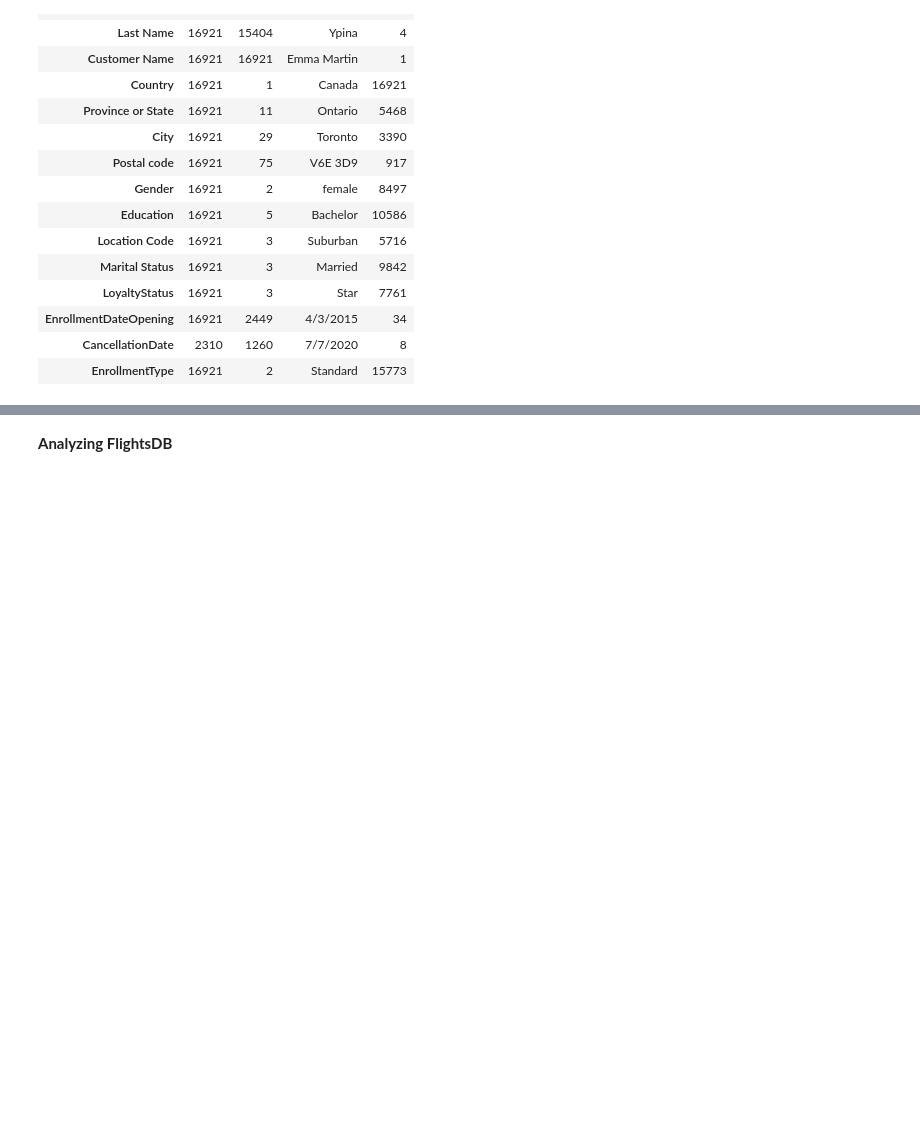
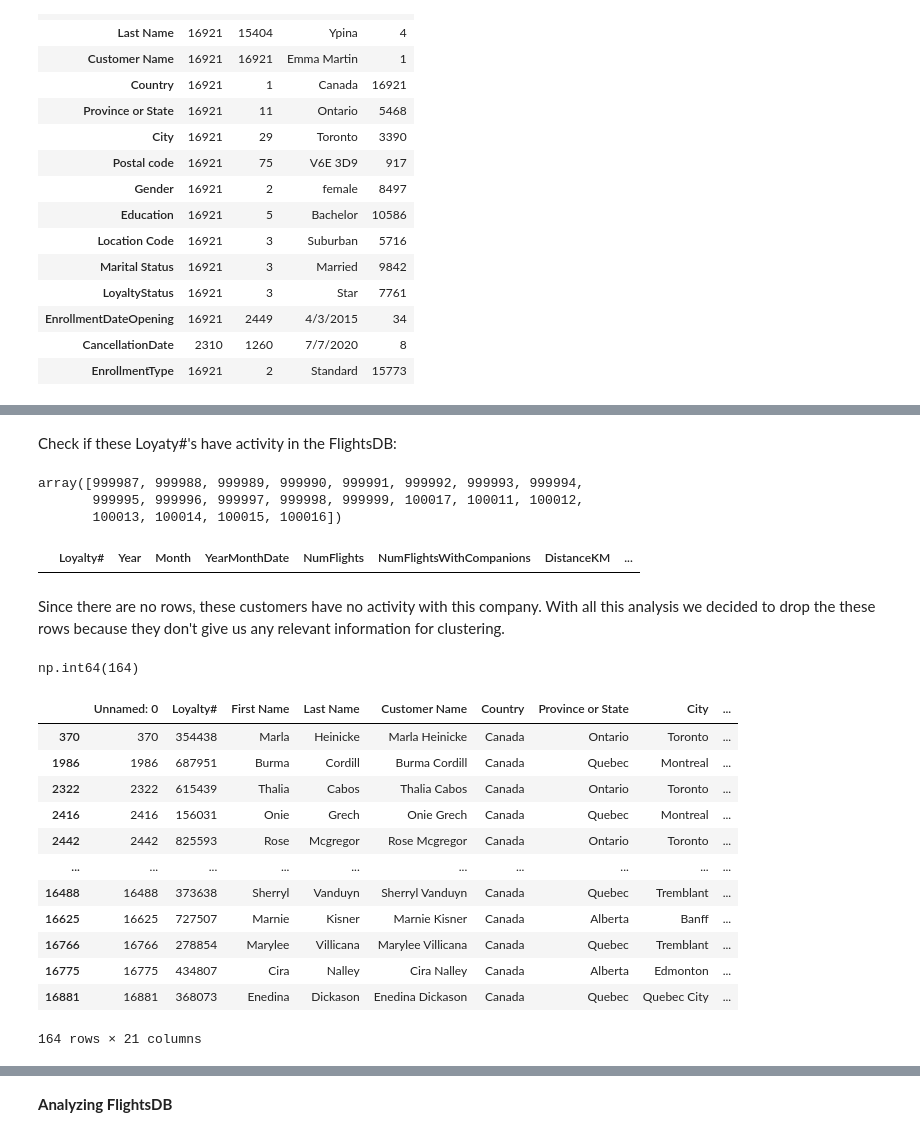
Before and after one commit to barbara-sousa-franco/Data-Mining-Project, a Jupyter notebook: Deliverable 1.ipynb, the cells around one changed output, grey strips where cells are left out. Cells and saved outputs as stored; diff of their text form; code cells hidden in the pictures; blank space fills up the shorter version.

```diff
--- a/Deliverable 1.ipynb
+++ b/Deliverable 1.ipynb
@@ -205,0 +316,35 @@ customerDB.describe(include=['object']).T
+# %% [markdown]
+Check if these Loyaty#'s have activity in the FlightsDB:
+# %%
+columns_incorrect_index = unnamed_duplicates['Loyalty#'].unique()
+columns_incorrect_index
+# %% [output]
+array([999987, 999988, 999989, 999990, 999991, 999992, 999993, 999994,
+       999995, 999996, 999997, 999998, 999999, 100017, 100011, 100012,
+       100013, 100014, 100015, 100016])
+# %%
+flightsDB[flightsDB['Loyalty#'].isin(columns_incorrect_index)]
+# %% [output]
+|  | Loyalty# | Year | Month | YearMonthDate | NumFlights | NumFlightsWithCompanions | DistanceKM | ... |
+# %% [markdown]
+Since there are no rows, these customers have no activity with this company. With all this analysis we decided to drop the these rows because they don't give us any relevant information for clustering.
+# %%
+customerDB.duplicated(subset='Loyalty#').sum()
+# %% [output]
+np.int64(164)
+# %%
+customerDB[customerDB.duplicated(subset='Loyalty#')]
+# %% [output]
+|  | Unnamed: 0 | Loyalty# | First Name | Last Name | Customer Name | Country | Province or State | City | ... |
+| 370 | 370 | 354438 | Marla | Heinicke | Marla Heinicke | Canada | Ontario | Toronto | ... |
+| 1986 | 1986 | 687951 | Burma | Cordill | Burma Cordill | Canada | Quebec | Montreal | ... |
+| 2322 | 2322 | 615439 | Thalia | Cabos | Thalia Cabos | Canada | Ontario | Toronto | ... |
+| 2416 | 2416 | 156031 | Onie | Grech | Onie Grech | Canada | Quebec | Montreal | ... |
+| 2442 | 2442 | 825593 | Rose | Mcgregor | Rose Mcgregor | Canada | Ontario | Toronto | ... |
+| ... | ... | ... | ... | ... | ... | ... | ... | ... | ... |
+| 16488 | 16488 | 373638 | Sherryl | Vanduyn | Sherryl Vanduyn | Canada | Quebec | Tremblant | ... |
+| 16625 | 16625 | 727507 | Marnie | Kisner | Marnie Kisner | Canada | Alberta | Banff | ... |
+| 16766 | 16766 | 278854 | Marylee | Villicana | Marylee Villicana | Canada | Quebec | Tremblant | ... |
+| 16775 | 16775 | 434807 | Cira | Nalley | Cira Nalley | Canada | Alberta | Edmonton | ... |
+| 16881 | 16881 | 368073 | Enedina | Dickason | Enedina Dickason | Canada | Quebec | Quebec City | ... |
+164 rows × 21 columns
```
Also changed, not shown: parts of 16 cells of this notebook.
